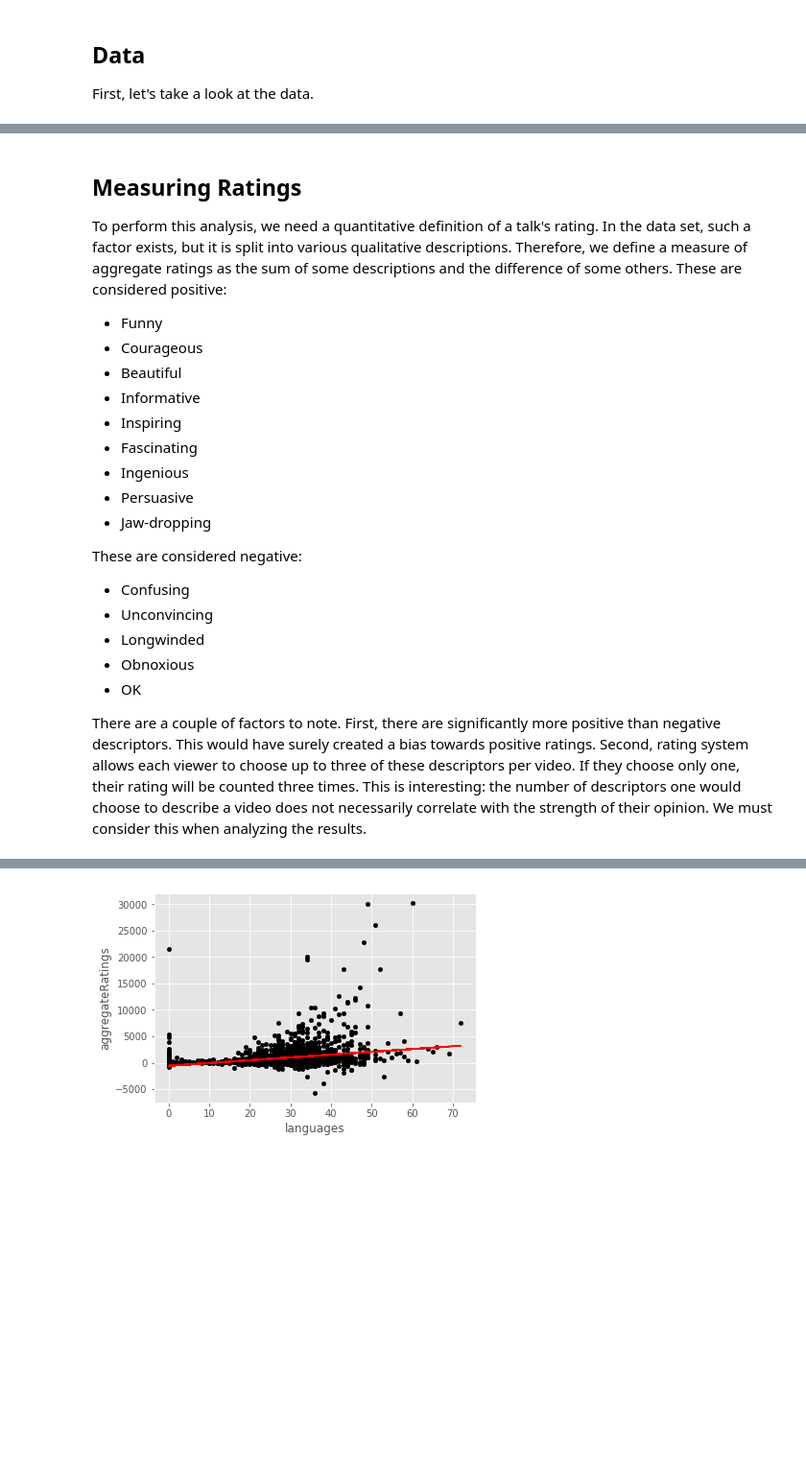
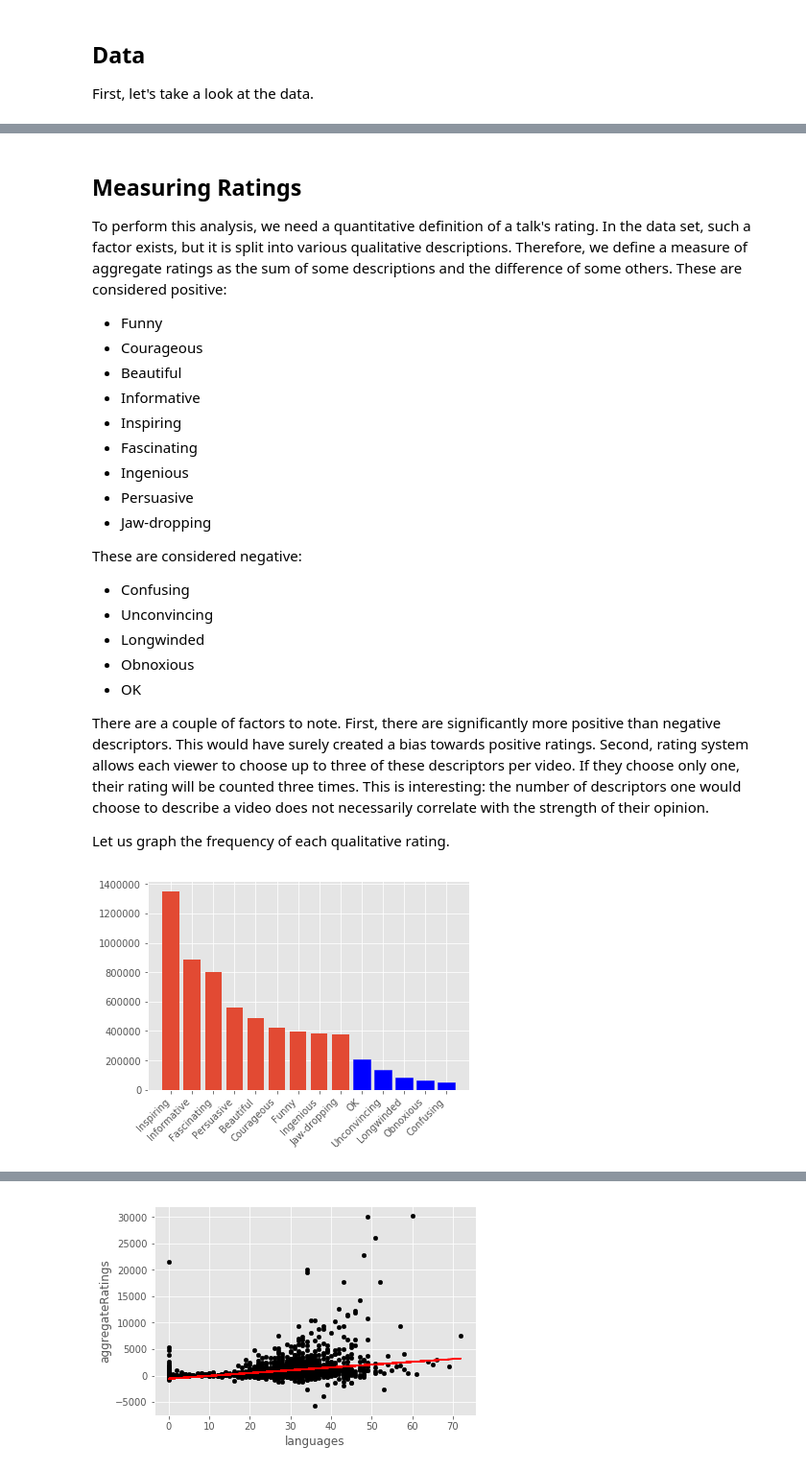
Before and after one commit to lpang36/TEDTalks, a Jupyter notebook: TED_Talks_Kaggle.ipynb, the cells around one changed output, grey strips where cells are left out. Shown at 96% size. Drawn from its saved outputs; the diff is of its cells as text; code cells hidden in the pictures; blank space fills up the shorter version.

Commit message:
added data inspection, frequency analysis

```diff
--- a/TED_Talks_Kaggle.ipynb
+++ b/TED_Talks_Kaggle.ipynb
@@ -66,4 +78,29 @@ These are considered negative:
 * Obnoxious
 * OK
 
-There are a couple of factors to note. First, there are significantly more positive than negative descriptors. This would have surely created a bias towards positive ratings. Second, rating system allows each viewer to choose up to three of these descriptors per video. If they choose only one, their rating will be counted three times. This is interesting: the number of descriptors one would choose to describe a video does not necessarily correlate with the strength of their opinion. We must consider this when analyzing the results.
+There are a couple of factors to note. First, there are significantly more positive than negative descriptors. This would have surely created a bias towards positive ratings. Second, rating system allows each viewer to choose up to three of these descriptors per video. If they choose only one, their rating will be counted three times. This is interesting: the number of descriptors one would choose to describe a video does not necessarily correlate with the strength of their opinion.
+
+Let us graph the frequency of each qualitative rating.
+# %%
+df['ratings'] = df['ratings'].apply(lambda x: eval(str(x))) #turns stringified dictionary into python dictionary
+
+counter = {'Funny':0, 'Beautiful':0, 'Ingenious':0, 'Courageous':0, 'Longwinded':0, 'Confusing':0, 'Informative':0, 'Fascinating':0, 'Unconvincing':0, 'Persuasive':0, 'Jaw-dropping':0, 'OK':0, 'Obnoxious':0, 'Inspiring':0}
+
+for i in range(len(df['ratings'])):
+    for j in range(len(df['ratings'][i])):
+        counter[df['ratings'][i][j]['name']] += df['ratings'][i][j]['count']
+
+frequencies = list(counter.values())
+descr = counter.keys()
+descriptors = [x for _,x in sorted(zip(frequencies,counter.keys()), reverse=True)]
+neg_descriptors = {"Confusing", "Unconvincing", "Longwinded", "Obnoxious", "OK"}
+neg_indices  = [x for x in range (len(descriptors)) if descriptors[x] in neg_descriptors]
+frequencies.sort(reverse=True)
+
+indices = np.arange(len(descriptors))
+bar = plot.bar(indices, frequencies, 0.8)
+[bar[i].set_color('b') for i in neg_indices]
+plot.xticks(indices, descriptors, rotation=45, ha="right")
+plot.show()
+# %% [output]
+[figure, added]
```
Also changed, not shown: parts of 7 cells of this notebook.
